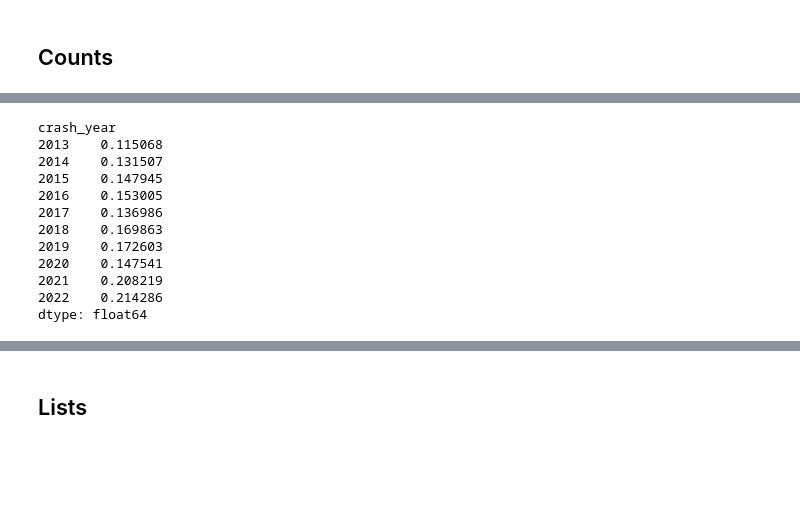
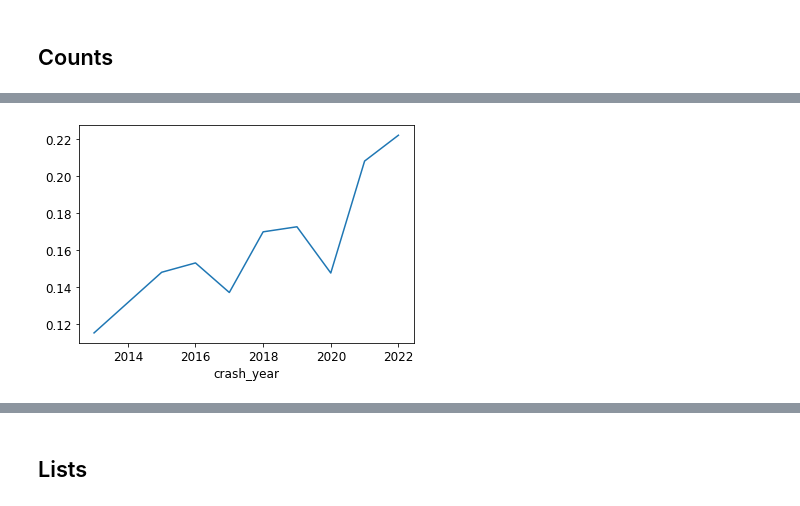
Before and after one commit to devinbrady/denver-street-data, a Jupyter notebook: Fatality_Crashes_by_Year.ipynb, the cells around one changed output, grey strips where cells are left out. Cells and saved outputs as stored; diff of their text form; code cells hidden in the pictures; blank space fills up the shorter version.

```diff
--- a/Fatality_Crashes_by_Year.ipynb
+++ b/Fatality_Crashes_by_Year.ipynb
@@ -169,20 +174,9 @@ days_per_fatality_crash
 dtype: float64
 # %%
 fatality_crash_per_day = fatality_crashes_by_year / days_in_year
-fatality_crash_per_day
+_ = fatality_crash_per_day.plot()
 # %% [output]
-crash_year
-2013    0.115068
-2014    0.131507
-2015    0.147945
-2016    0.153005
-2017    0.136986
-2018    0.169863
-2019    0.172603
-2020    0.147541
-2021    0.208219
-2022    0.214286
-dtype: float64
+[figure, added]
 # %%
 # Fatality crashes per year, current year projected
 projected_fatality_crashes_by_year = fatality_crashes_by_year.astype(float).copy()
```
Also changed, not shown: parts of 16 cells of this notebook, 1 other file.
